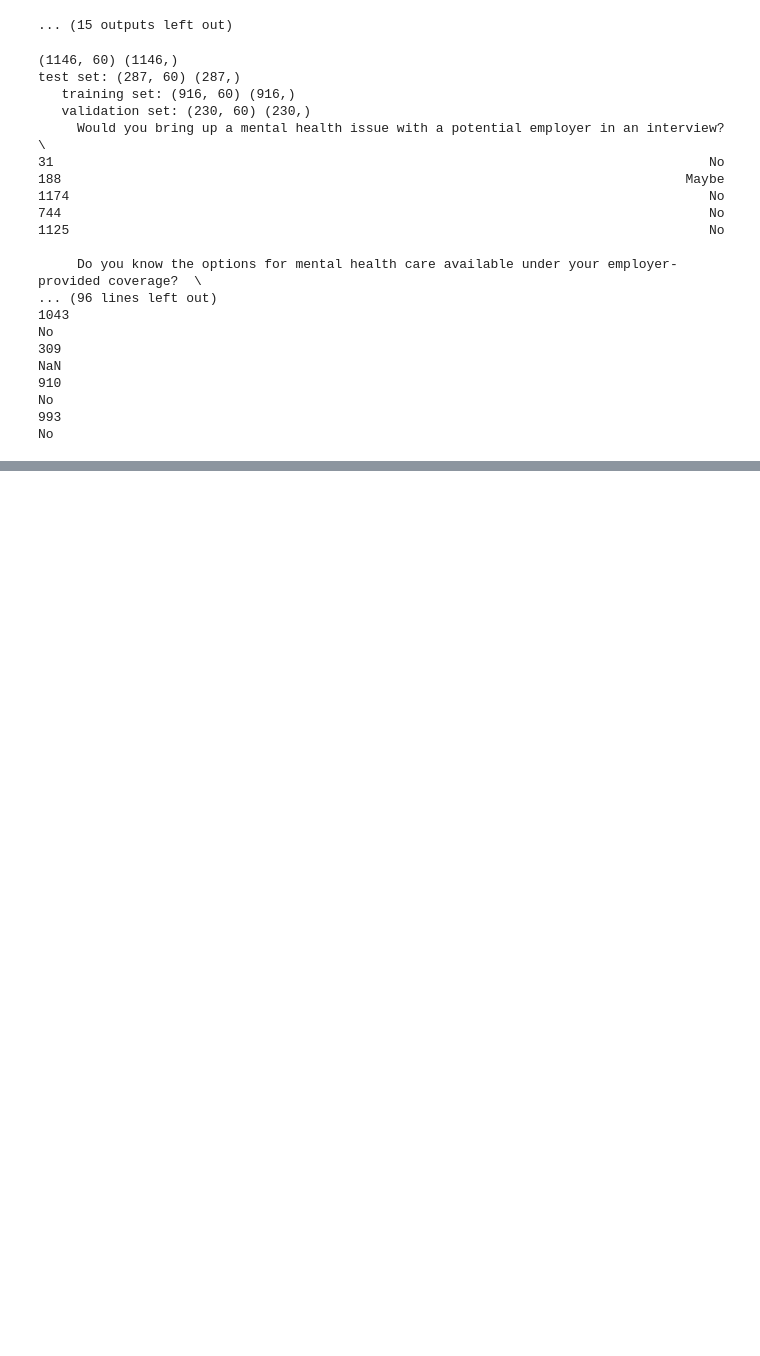
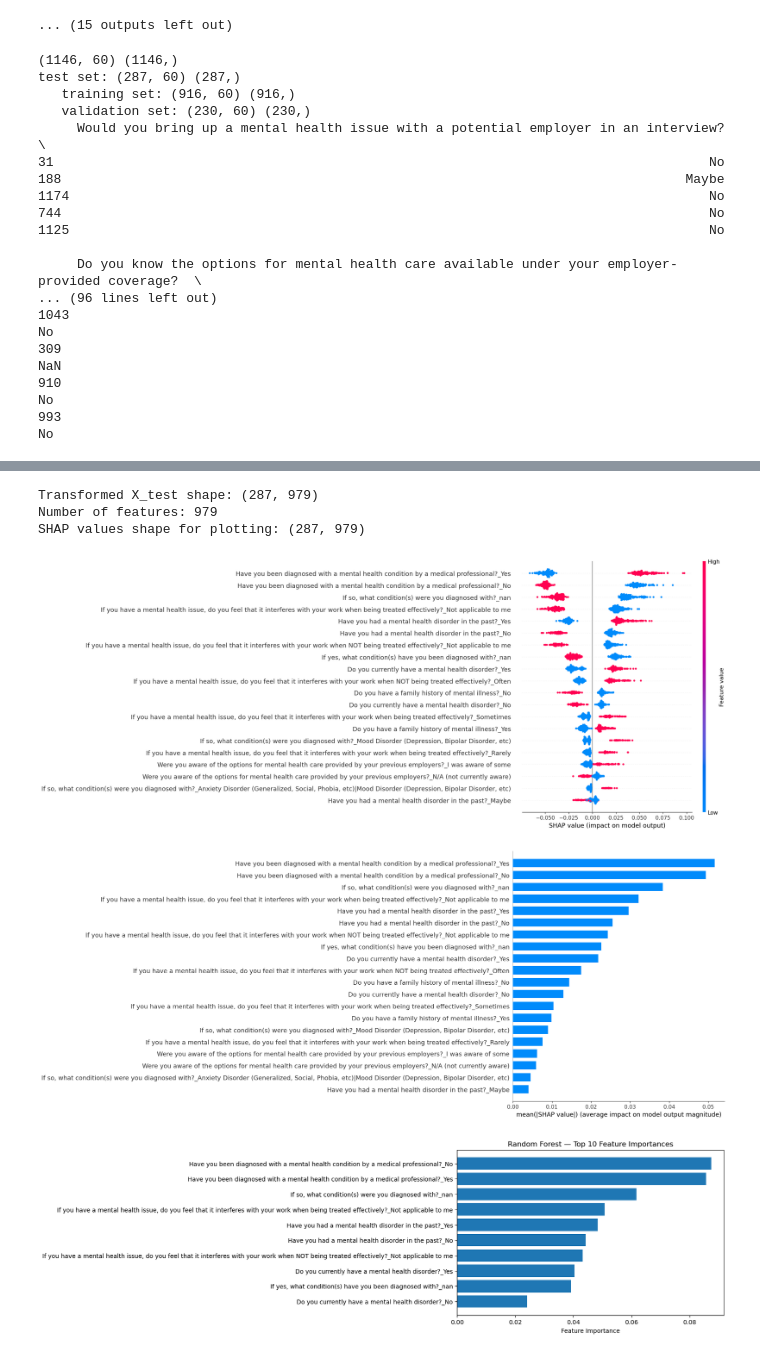
Before and after one commit to IDelionado/data-project, a Jupyter notebook: main.ipynb, the cells around one changed output, grey strips where cells are left out. Drawn from its saved outputs; the diff is of its cells as text; code cells hidden in the pictures; blank space fills up the shorter version.

```diff
--- a/main.ipynb
+++ b/main.ipynb
@@ -1041,0 +1082,64 @@ weighted avg       0.86      0.86      0.86       287
+# %%
+import shap
+import matplotlib.pyplot as plt
+import numpy as np
+
+pre = grid.best_estimator_.named_steps['preprocess']
+model = grid.best_estimator_.named_steps['model']
+X_test_transformed = pre.transform(X_test)
+
+
+feature_names = pre.get_feature_names_out()
+clean_names = [name.replace("onehot__", "")
+                    .replace("ord__", "")
+                    .replace("scale__", "")
+               for name in feature_names]
+
+print("Transformed X_test shape:", X_test_transformed.shape)
+print("Number of features:", len(clean_names))
+
+explainer = shap.TreeExplainer(model)
+shap_vals = explainer.shap_values(X_test_transformed)
+
+
+shap_vals_class1 = shap_vals[:, :, 1] if isinstance(shap_vals, np.ndarray) and shap_vals.ndim == 3 else shap_vals
+print("SHAP values shape for plotting:", shap_vals_class1.shape)
+
+mean_abs = np.abs(shap_vals_class1).mean(axis=0)
+top_n = 20
+top_idx = np.argsort(mean_abs)[-top_n:]
+
+shap.summary_plot(
+    shap_vals_class1[:, top_idx],
+    X_test_transformed[:, top_idx],
+    feature_names=np.array(clean_names)[top_idx]
+)
+
+shap.summary_plot(
+    shap_vals_class1[:, top_idx],
+    X_test_transformed[:, top_idx],
+    feature_names=np.array(clean_names)[top_idx],
+    plot_type="bar"
+)
+
+
+#plot for random forest
+rf = grid.best_estimator_.named_steps["model"]
+importances = rf.feature_importances_
+
+top10_idx = np.argsort(importances)[-10:]
+top10_idx = top10_idx[np.argsort(importances[top10_idx])]
+
+plt.figure(figsize=(8,5))
+plt.barh(np.array(clean_names)[top10_idx], importances[top10_idx])
+plt.xlabel("Feature Importance")
+plt.title("Random Forest — Top 10 Feature Importances")
+plt.tight_layout()
+plt.show()
+# %% [output]
+Transformed X_test shape: (287, 979)
+Number of features: 979
+SHAP values shape for plotting: (287, 979)
+[figure, added]
+[figure, added]
+[figure, added]
```
Also changed, not shown: parts of 1 cell of this notebook.
